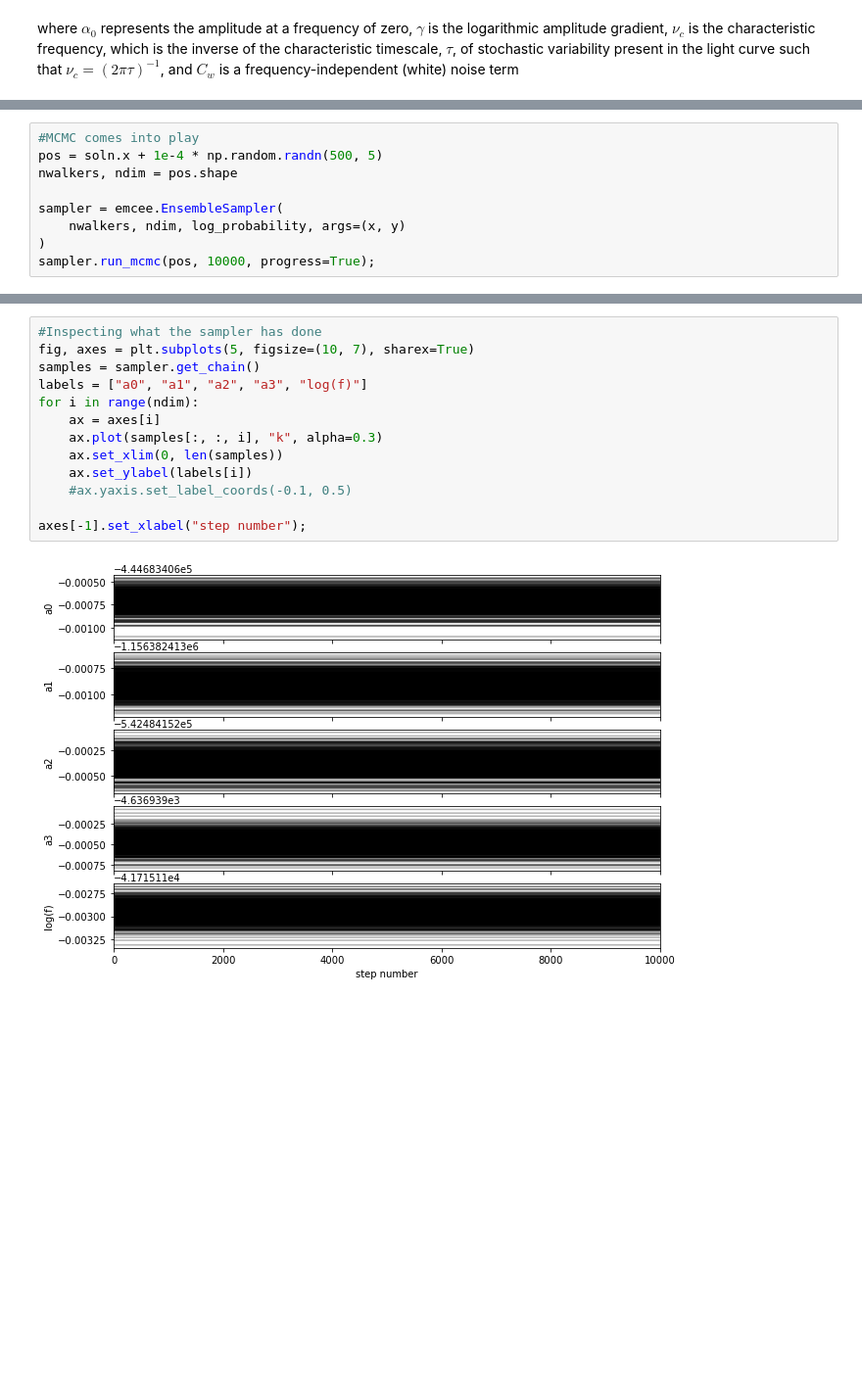
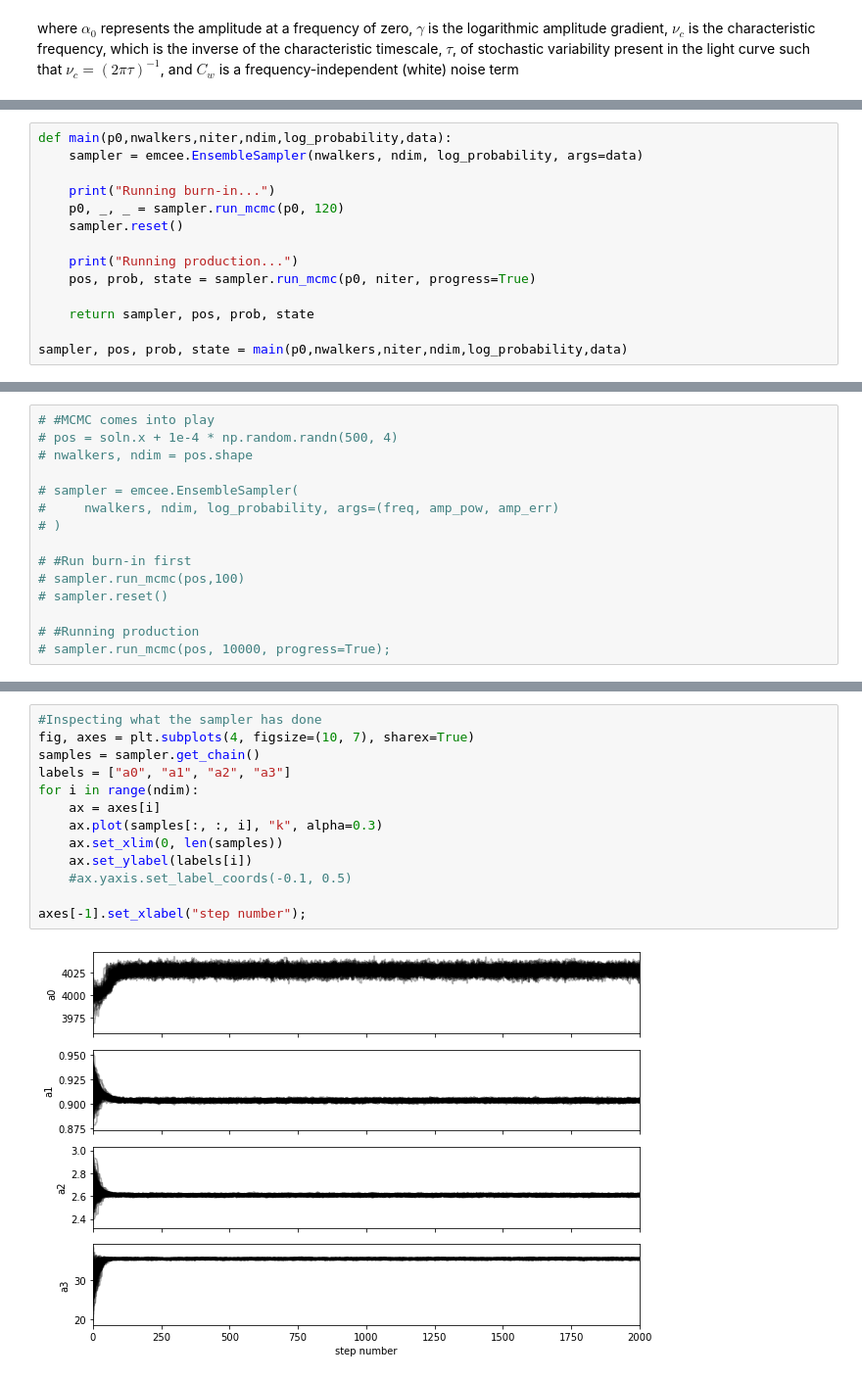
Before and after one commit to khraspyy/Y4MassiveStarsProject, a Jupyter notebook: Project/Codes/HD50896/lc1/HD50896_ts1.ipynb, the cells around one changed output, grey strips where cells are left out. Shown at 98% size. Drawn from its saved outputs; the diff is of its cells as text; blank space fills up the shorter version.

```diff
--- a/Project/Codes/HD50896/lc1/HD50896_ts1.ipynb
+++ b/Project/Codes/HD50896/lc1/HD50896_ts1.ipynb
@@ -220,0 +297,14 @@ f = 0.000
+# %%
+def main(p0,nwalkers,niter,ndim,log_probability,data):
+    sampler = emcee.EnsembleSampler(nwalkers, ndim, log_probability, args=data)
+
+    print("Running burn-in...")
+    p0, _, _ = sampler.run_mcmc(p0, 120)
+    sampler.reset()
+
+    print("Running production...")
+    pos, prob, state = sampler.run_mcmc(p0, niter, progress=True)
+
+    return sampler, pos, prob, state
+
+sampler, pos, prob, state = main(p0,nwalkers,niter,ndim,log_probability,data)
@@ -221,9 +319,15 @@ f = 0.000
 # %%
-#MCMC comes into play
-pos = soln.x + 1e-4 * np.random.randn(500, 5)
-nwalkers, ndim = pos.shape
+# #MCMC comes into play
+# pos = soln.x + 1e-4 * np.random.randn(500, 4)
+# nwalkers, ndim = pos.shape
 
-sampler = emcee.EnsembleSampler(
-    nwalkers, ndim, log_probability, args=(x, y)
-)
-sampler.run_mcmc(pos, 10000, progress=True);
+# sampler = emcee.EnsembleSampler(
+#     nwalkers, ndim, log_probability, args=(freq, amp_pow, amp_err)
+# )
+
+# #Run burn-in first
+# sampler.run_mcmc(pos,100)
+# sampler.reset()
+
+# #Running production
+# sampler.run_mcmc(pos, 10000, progress=True);
@@ -230,18 +353,18 @@ sampler.run_mcmc(pos, 10000, progress=True);
 # %%
 #Inspecting what the sampler has done
-fig, axes = plt.subplots(5, figsize=(10, 7), sharex=True)
+fig, axes = plt.subplots(4, figsize=(10, 7), sharex=True)
 samples = sampler.get_chain()
-labels = ["a0", "a1", "a2", "a3", "log(f)"]
+labels = ["a0", "a1", "a2", "a3"]
 for i in range(ndim):
     ax = axes[i]
     ax.plot(samples[:, :, i], "k", alpha=0.3)
     ax.set_xlim(0, len(samples))
     ax.set_ylabel(labels[i])
     #ax.yaxis.set_label_coords(-0.1, 0.5)
 
 axes[-1].set_xlabel("step number");
 # %% [output]
-[figure, old version]
+[figure, new version]
 # %%
 tau = sampler.get_autocorr_time()
 print(tau)
```
Also changed, not shown: parts of 34 cells of this notebook.
